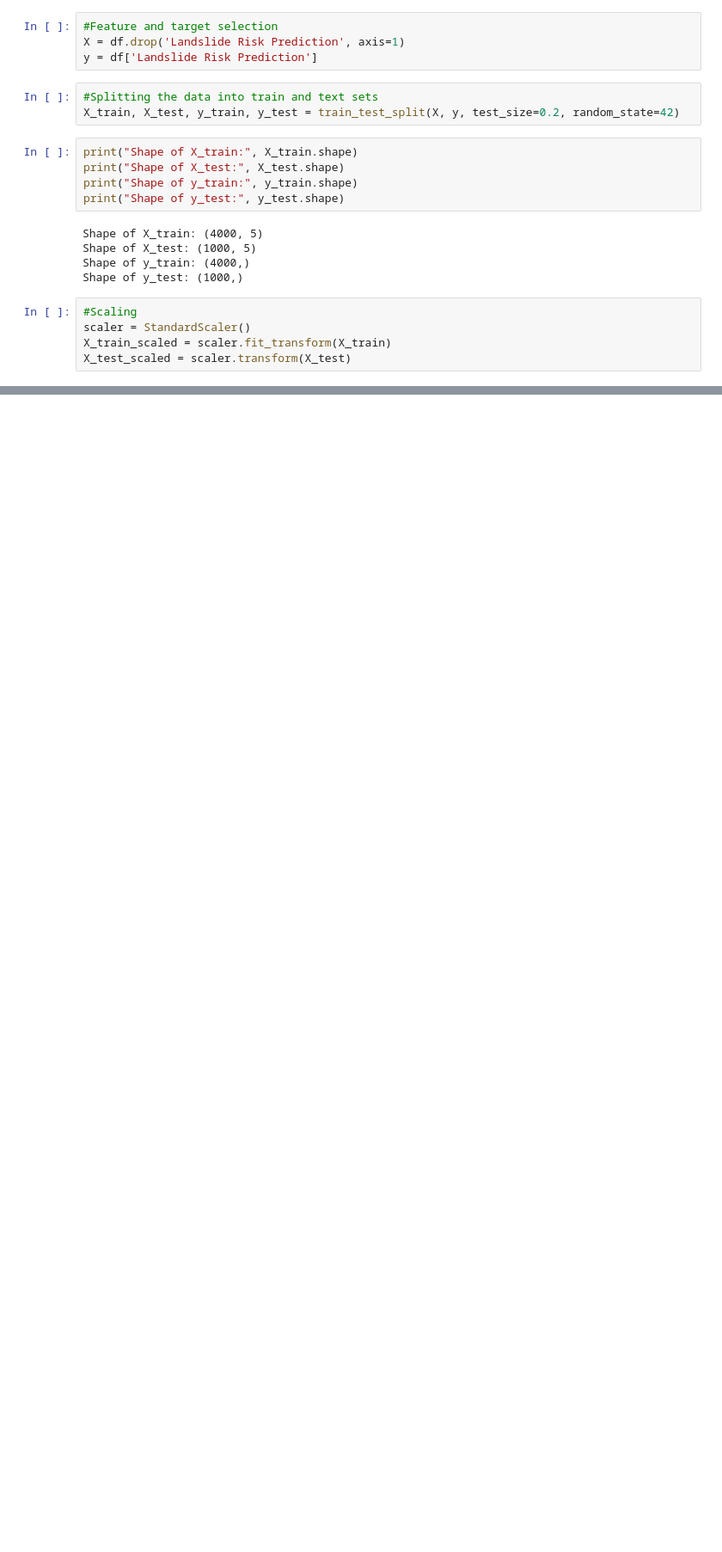
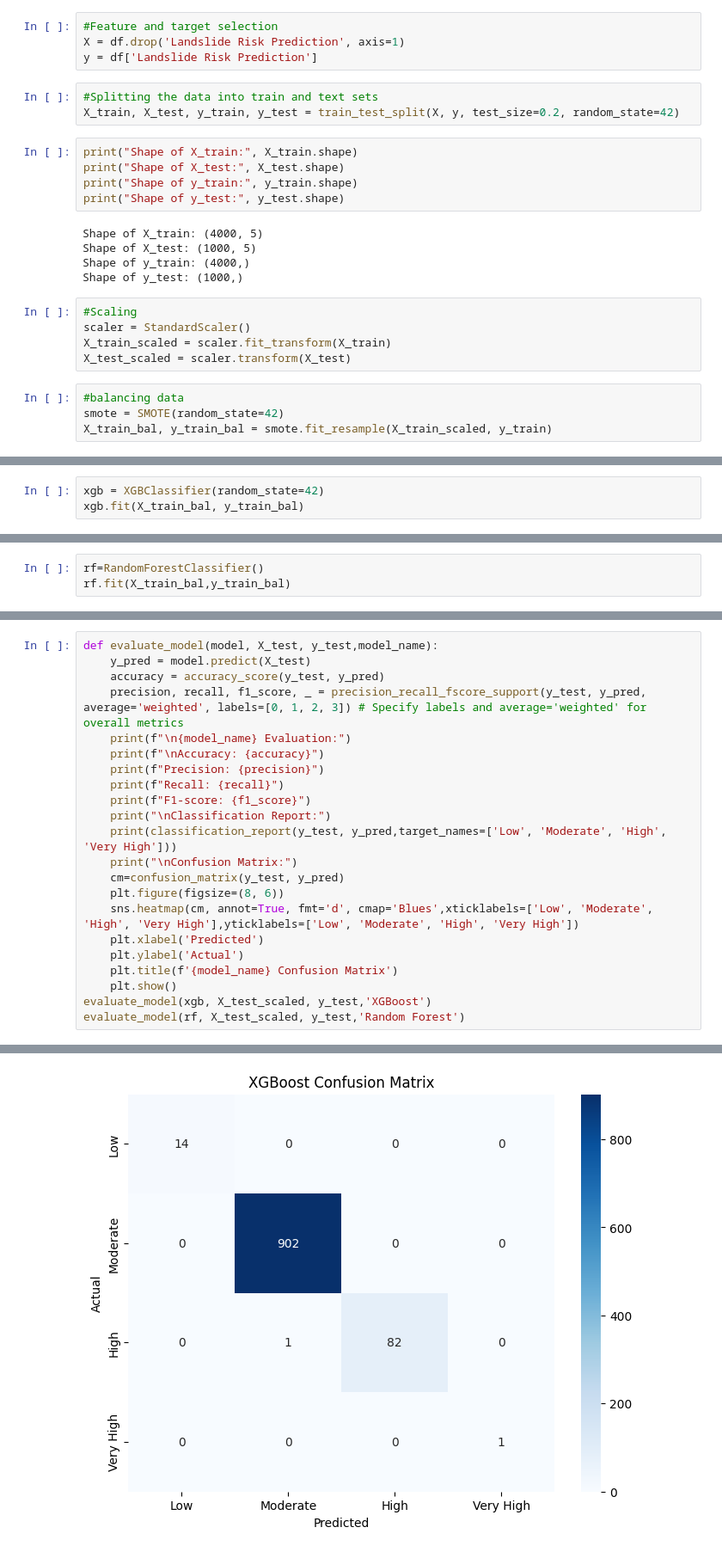
Before and after one commit to knssiriakshaya/Landslide_Risk_Prediction, a Jupyter notebook: Landslide_Risk_Prediction.ipynb, the cells around one changed output, grey strips where cells are left out. Shown at 86% size. Saved outputs shown, nothing was run; the diff lists cells and outputs as text; blank space fills up the shorter version.

```diff
--- a/Landslide_Risk_Prediction.ipynb
+++ b/Landslide_Risk_Prediction.ipynb
@@ -226,3 +245,7 @@ Shape of y_test: (1000,)
 scaler = StandardScaler()
 X_train_scaled = scaler.fit_transform(X_train)
 X_test_scaled = scaler.transform(X_test)
+# %%
+#balancing data
+smote = SMOTE(random_state=42)
+X_train_bal, y_train_bal = smote.fit_resample(X_train_scaled, y_train)
@@ -228,0 +254,3 @@ X_test_scaled = scaler.transform(X_test)
+# %%
+xgb = XGBClassifier(random_state=42)
+xgb.fit(X_train_bal, y_train_bal)
@@ -228,0 +269,3 @@ X_test_scaled = scaler.transform(X_test)
+# %%
+rf=RandomForestClassifier()
+rf.fit(X_train_bal,y_train_bal)
@@ -228,0 +274,23 @@ X_test_scaled = scaler.transform(X_test)
+# %%
+def evaluate_model(model, X_test, y_test,model_name):
+    y_pred = model.predict(X_test)
+    accuracy = accuracy_score(y_test, y_pred)
+    precision, recall, f1_score, _ = precision_recall_fscore_support(y_test, y_pred, average='weighted', labels=[0, 1, 2, 3]) # Specify labels and average='weighted' for overall metrics
+    print(f"\n{model_name} Evaluation:")
+    print(f"\nAccuracy: {accuracy}")
+    print(f"Precision: {precision}")
+    print(f"Recall: {recall}")
+    print(f"F1-score: {f1_score}")
+    print("\nClassification Report:")
+    print(classification_report(y_test, y_pred,target_names=['Low', 'Moderate', 'High', 'Very High']))
+    print("\nConfusion Matrix:")
+    cm=confusion_matrix(y_test, y_pred)
+    plt.figure(figsize=(8, 6))
+    sns.heatmap(cm, annot=True, fmt='d', cmap='Blues',xticklabels=['Low', 'Moderate', 'High', 'Very High'],yticklabels=['Low', 'Moderate', 'High', 'Very High'])
+    plt.xlabel('Predicted')
+    plt.ylabel('Actual')
+    plt.title(f'{model_name} Confusion Matrix')
+    plt.show()
+evaluate_model(xgb, X_test_scaled, y_test,'XGBoost')
+evaluate_model(rf, X_test_scaled, y_test,'Random Forest')
+# %% [output]
@@ -228,0 +314 @@ X_test_scaled = scaler.transform(X_test)
+[figure, added]
```
Also changed, not shown: parts of 10 cells of this notebook.
